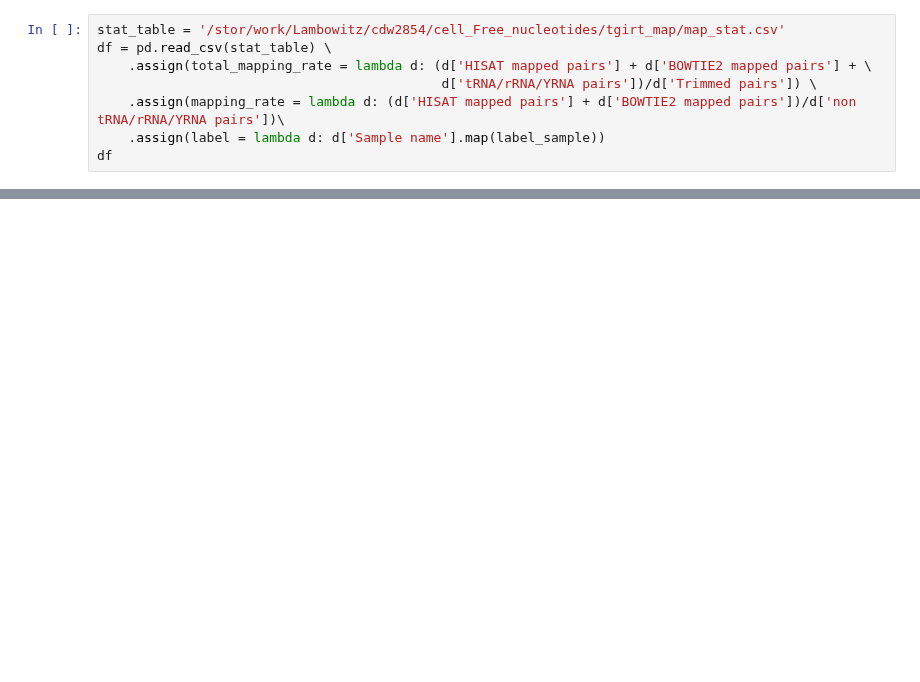
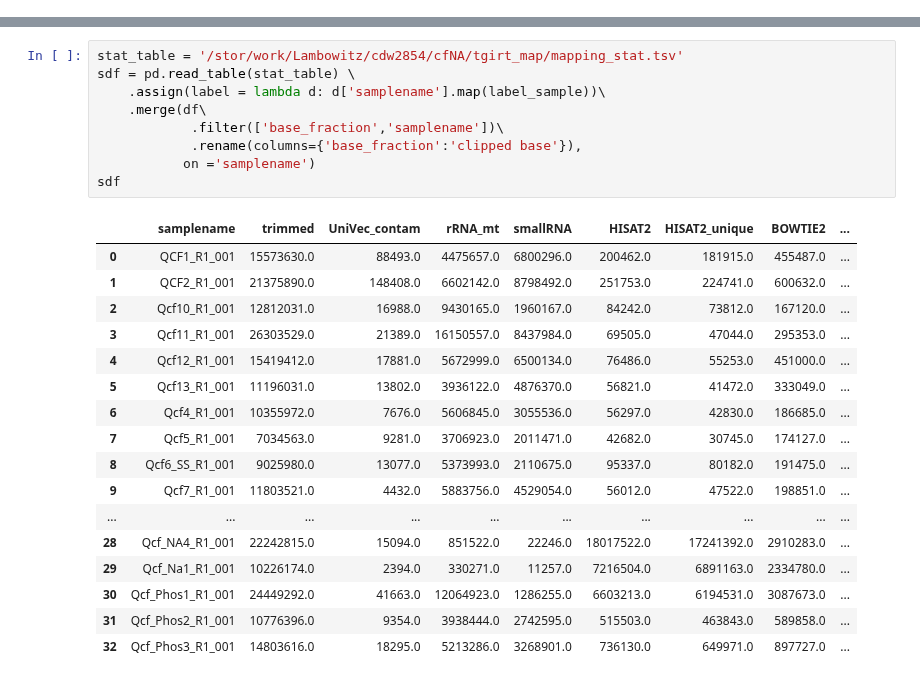
Before and after one commit to wckdouglas/cfNA, a Jupyter notebook: plots/chimera.ipynb, the cells around one changed output, grey strips where cells are left out. Saved outputs shown, nothing was run; the diff lists cells and outputs as text; blank space fills up the shorter version.

```diff
--- a/plots/chimera.ipynb
+++ b/plots/chimera.ipynb
@@ -92,8 +77,0 @@ sns.despine()
-# %%
-stat_table = '/stor/work/Lambowitz/cdw2854/cell_Free_nucleotides/tgirt_map/map_stat.csv'
-df = pd.read_csv(stat_table) \
-    .assign(total_mapping_rate = lambda d: (d['HISAT mapped pairs'] + d['BOWTIE2 mapped pairs'] + \
-                                            d['tRNA/rRNA/YRNA pairs'])/d['Trimmed pairs']) \
-    .assign(mapping_rate = lambda d: (d['HISAT mapped pairs'] + d['BOWTIE2 mapped pairs'])/d['non tRNA/rRNA/YRNA pairs'])\
-    .assign(label = lambda d: d['Sample name'].map(label_sample))
-df
@@ -142,0 +87,27 @@ Text(0,0.5,'Mapping rate')
+# %%
+stat_table = '/stor/work/Lambowitz/cdw2854/cfNA/tgirt_map/mapping_stat.tsv'
+sdf = pd.read_table(stat_table) \
+    .assign(label = lambda d: d['samplename'].map(label_sample))\
+    .merge(df\
+            .filter(['base_fraction','samplename'])\
+            .rename(columns={'base_fraction':'clipped base'}),
+           on ='samplename')
+sdf
+# %% [output]
+|  | samplename | trimmed | UniVec_contam | rRNA_mt | smallRNA | HISAT2 | HISAT2_unique | BOWTIE2 | ... |
+| 0 | QCF1_R1_001 | 15573630.0 | 88493.0 | 4475657.0 | 6800296.0 | 200462.0 | 181915.0 | 455487.0 | ... |
+| 1 | QCF2_R1_001 | 21375890.0 | 148408.0 | 6602142.0 | 8798492.0 | 251753.0 | 224741.0 | 600632.0 | ... |
+| 2 | Qcf10_R1_001 | 12812031.0 | 16988.0 | 9430165.0 | 1960167.0 | 84242.0 | 73812.0 | 167120.0 | ... |
+| 3 | Qcf11_R1_001 | 26303529.0 | 21389.0 | 16150557.0 | 8437984.0 | 69505.0 | 47044.0 | 295353.0 | ... |
+| 4 | Qcf12_R1_001 | 15419412.0 | 17881.0 | 5672999.0 | 6500134.0 | 76486.0 | 55253.0 | 451000.0 | ... |
+| 5 | Qcf13_R1_001 | 11196031.0 | 13802.0 | 3936122.0 | 4876370.0 | 56821.0 | 41472.0 | 333049.0 | ... |
+| 6 | Qcf4_R1_001 | 10355972.0 | 7676.0 | 5606845.0 | 3055536.0 | 56297.0 | 42830.0 | 186685.0 | ... |
+| 7 | Qcf5_R1_001 | 7034563.0 | 9281.0 | 3706923.0 | 2011471.0 | 42682.0 | 30745.0 | 174127.0 | ... |
+| 8 | Qcf6_SS_R1_001 | 9025980.0 | 13077.0 | 5373993.0 | 2110675.0 | 95337.0 | 80182.0 | 191475.0 | ... |
+| 9 | Qcf7_R1_001 | 11803521.0 | 4432.0 | 5883756.0 | 4529054.0 | 56012.0 | 47522.0 | 198851.0 | ... |
+| ... | ... | ... | ... | ... | ... | ... | ... | ... | ... |
+| 28 | Qcf_NA4_R1_001 | 22242815.0 | 15094.0 | 851522.0 | 22246.0 | 18017522.0 | 17241392.0 | 2910283.0 | ... |
+| 29 | Qcf_Na1_R1_001 | 10226174.0 | 2394.0 | 330271.0 | 11257.0 | 7216504.0 | 6891163.0 | 2334780.0 | ... |
+| 30 | Qcf_Phos1_R1_001 | 24449292.0 | 41663.0 | 12064923.0 | 1286255.0 | 6603213.0 | 6194531.0 | 3087673.0 | ... |
+| 31 | Qcf_Phos2_R1_001 | 10776396.0 | 9354.0 | 3938444.0 | 2742595.0 | 515503.0 | 463843.0 | 589858.0 | ... |
+| 32 | Qcf_Phos3_R1_001 | 14803616.0 | 18295.0 | 5213286.0 | 3268901.0 | 736130.0 | 649971.0 | 897727.0 | ... |
```
Also changed, not shown: parts of 9 cells of this notebook, 4 other files.
